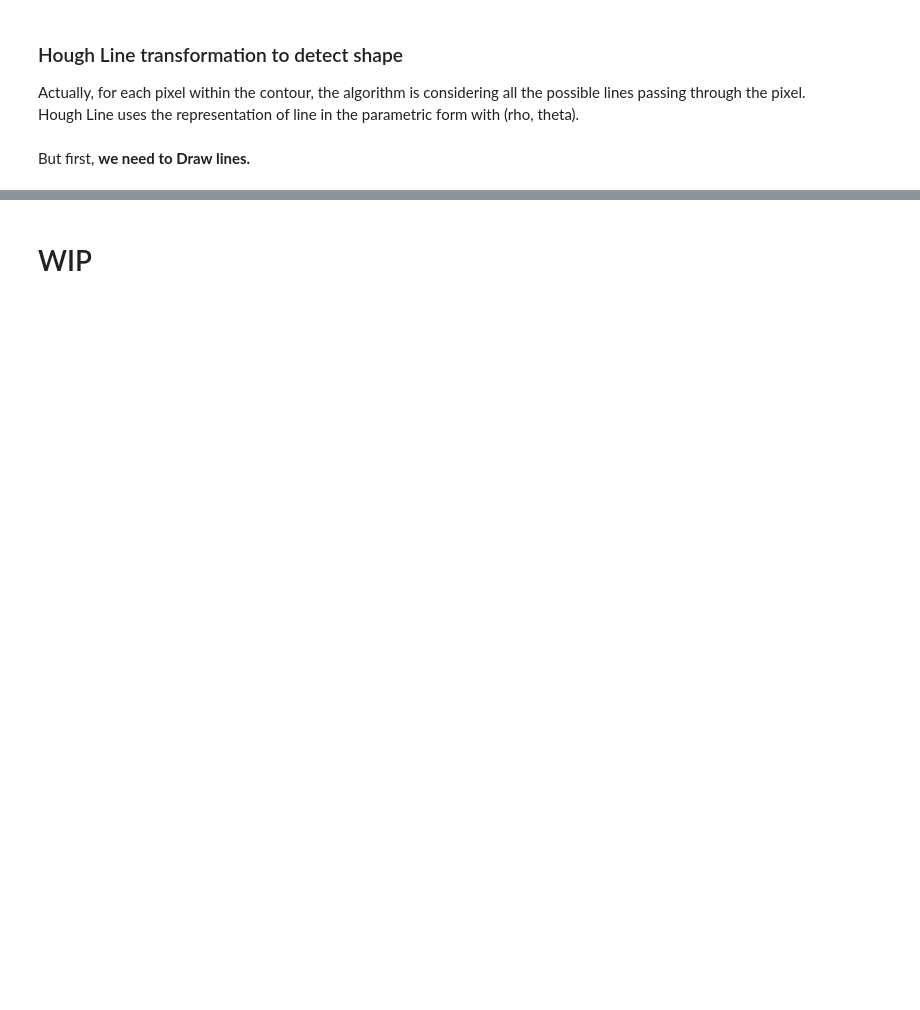
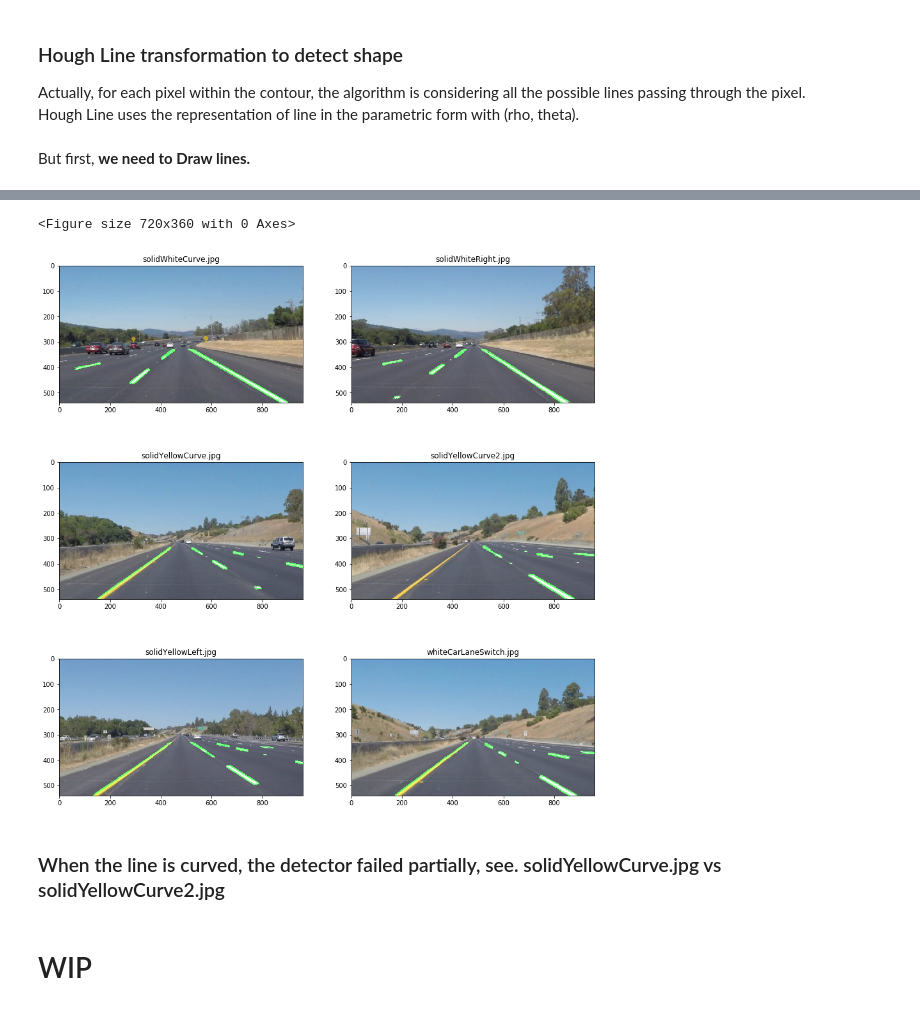
Before and after one commit to MikeHatchi/Road-Lane-Lines-Curves-Pipeline, a Jupyter notebook: Road Lane Lines Curves Pipeline.ipynb, the cells around one changed output, grey strips where cells are left out. Drawn from its saved outputs; the diff is of its cells as text; code cells hidden in the pictures; blank space fills up the shorter version.

```diff
--- a/Road Lane Lines Curves Pipeline.ipynb
+++ b/Road Lane Lines Curves Pipeline.ipynb
@@ -171,2 +193,50 @@ plt.imshow(imhl)
+# %%
+# shortened the pipeline
+def llc_detector(road):
+    viz = mpimg.imread(road)
+    new_viz = grayscale(viz) # gray
+    can_viz = canny(new_viz, 315, 470) # edges
+    gauss_viz = gaussian_blur(can_viz, 7) # smoothness
+
+    vertices = np.array([[0,540],[0,350], [200,330], [800,330], [960,350], [960,540]], np.int32)
+
+    roi_viz = roi(gauss_viz, [vertices]) # region of interest
+    rho = 4 # max rho is the diagonal of the picture
+    theta = np.pi/180
+    threshold = 180
+    min_line_len = 10
+    max_line_gap = 20
+
+    new_viz = hough_lines(roi_viz, rho, theta, threshold, min_line_len, max_line_gap)
+    fusion = weighted_img(new_viz, viz, 1, 1, 0.0)
+    return fusion  # plt.imshow(fusion)
+# %%
+plt.figure(figsize=(10,5))
+
+
+def show_All(path):
+    images = []
+    names = []
+    for i in glob.glob(path):
+        images.append(llc_detector(i))
+
+    for filename in glob.glob(path):
+        names.append(os.path.basename(os.path.normpath(filename)))
+
+    fig = plt.figure(figsize=(15,16))
+    # columns = len(images)
+    for t, (name, image) in enumerate(zip(names, images)):
+        # plt.subplot(1, len(images), 1+t)
+        fig.add_subplot(3, 2, t+1)
+        plt.title(name)
+        plt.imshow(image)
+
+# showing all the test images
+show_All('test_images/*.jpg')
+# %% [output]
+<Figure size 720x360 with 0 Axes>
+[figure, added]
+# %% [markdown]
+### When the line is curved, the detector failed partially, see. solidYellowCurve.jpg vs solidYellowCurve2.jpg
 # %% [markdown]
 # WIP
```
Also changed, not shown: parts of 8 cells of this notebook.
